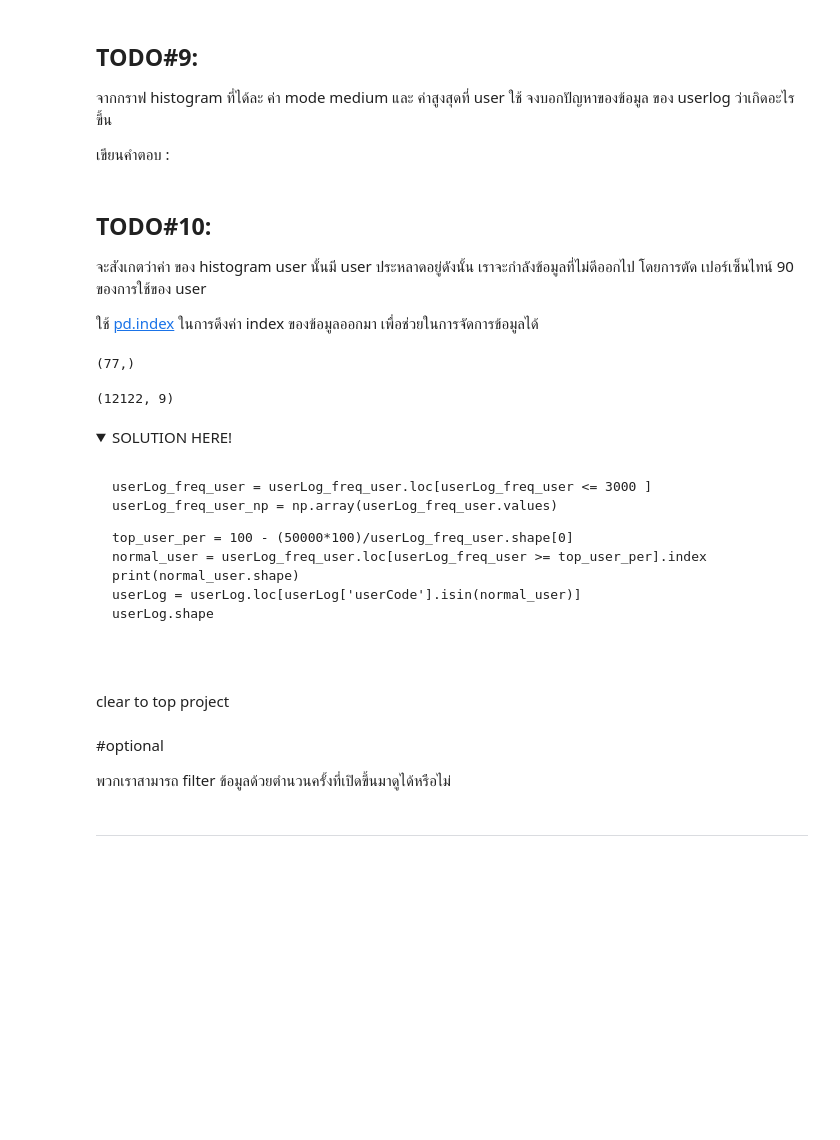
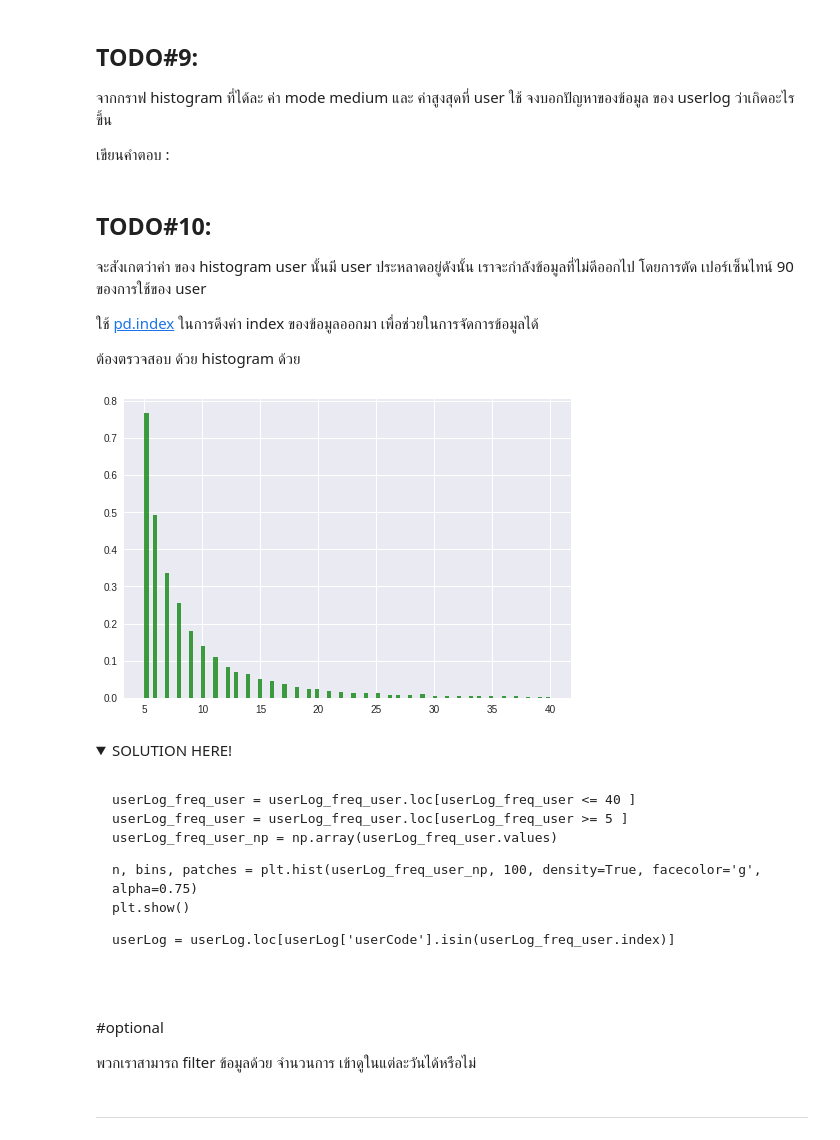
Before and after one commit to Pataweepr/applyML_vistec_2019, a Jupyter notebook: hw2_homeDotTech_part1.ipynb, the cells around one changed output. Drawn from its saved outputs; the diff is of its cells as text; code cells hidden in the pictures; folded sections open; blank space fills up the shorter version.

```diff
--- a/hw2_homeDotTech_part1.ipynb
+++ b/hw2_homeDotTech_part1.ipynb
@@ -334,37 +304,36 @@ ModeResult(mode=array([1]), count=array([110653]))
 จะสังเกตว่าค่า ของ histogram user นั้นมี user ประหลาดอยู่ดังนั้น เราจะกำลังข้อมูลที่ไม่ดีออกไป โดยการตัด เปอร์เซ็นไทน์ 90 ของการใช้ของ user
 
 ใช้ [pd.index](https://pandas.pydata.org/pandas-docs/version/0.23.4/generated/pandas.Index.html) ในการดึงค่า index ของข้อมูลออกมา เพื่อช่วยในการจัดการข้อมูลได้
+
+ต้องตรวจสอบ ด้วย histogram ด้วย
 # %%
 ################################## #############################################
 #                            WRITE YOUR CODE BELOW                             #
 ################################################################################
-userLog_freq_user = userLog_freq_user.loc[userLog_freq_user <= 3000 ]
+userLog_freq_user = userLog_freq_user.loc[userLog_freq_user <= 40 ]
+userLog_freq_user = userLog_freq_user.loc[userLog_freq_user >= 5 ]
 userLog_freq_user_np = np.array(userLog_freq_user.values)
 
-top_user_per = 100 - (50000*100)/userLog_freq_user.shape[0]
-normal_user = userLog_freq_user.loc[userLog_freq_user >= top_user_per].index
-print(normal_user.shape)
-userLog = userLog.loc[userLog['userCode'].isin(normal_user)]
-userLog.shape
+n, bins, patches = plt.hist(userLog_freq_user_np, 100, density=True, facecolor='g', alpha=0.75)
+plt.show()
+
+userLog = userLog.loc[userLog['userCode'].isin(userLog_freq_user.index)]
 # %% [output]
-(77,)
-(12122, 9)
+[figure, added]
 # %% [markdown]
 <details>
     <summary>SOLUTION HERE!</summary>
   <pre>
   <code>
 
-  userLog_freq_user = userLog_freq_user.loc[userLog_freq_user <= 3000 ]
-  userLog_freq_user_np = np.array(userLog_freq_user.values)
+userLog_freq_user = userLog_freq_user.loc[userLog_freq_user <= 40 ]
+userLog_freq_user = userLog_freq_user.loc[userLog_freq_user >= 5 ]
+userLog_freq_user_np = np.array(userLog_freq_user.values)
 
-  top_user_per = 100 - (50000*100)/userLog_freq_user.shape[0]
-  normal_user = userLog_freq_user.loc[userLog_freq_user >= top_user_per].index
-  print(normal_user.shape)
-  userLog = userLog.loc[userLog['userCode'].isin(normal_user)]
-  userLog.shape
+n, bins, patches = plt.hist(userLog_freq_user_np, 100, density=True, facecolor='g', alpha=0.75)
+plt.show()
+
+userLog = userLog.loc[userLog['userCode'].isin(userLog_freq_user.index)]
   </code>
   </pre>
 </details>
-# %% [markdown]
-clear to top project
@@ -375,7 +340,7 @@ clear to top project
 # %% [markdown]
 #optional
 
-พวกเราสามารถ filter ข้อมูลด้วยตำนวนครั้งที่เปิดขึ้นมาดูได้หรือไม่
+พวกเราสามารถ filter ข้อมูลด้วย จำนวนการ เข้าดูในแต่ละวันได้หรือไม่
 # %%
 ################################## #############################################
 #                            WRITE YOUR CODE BELOW                             #
```
Also changed, not shown: parts of 52 cells of this notebook.
